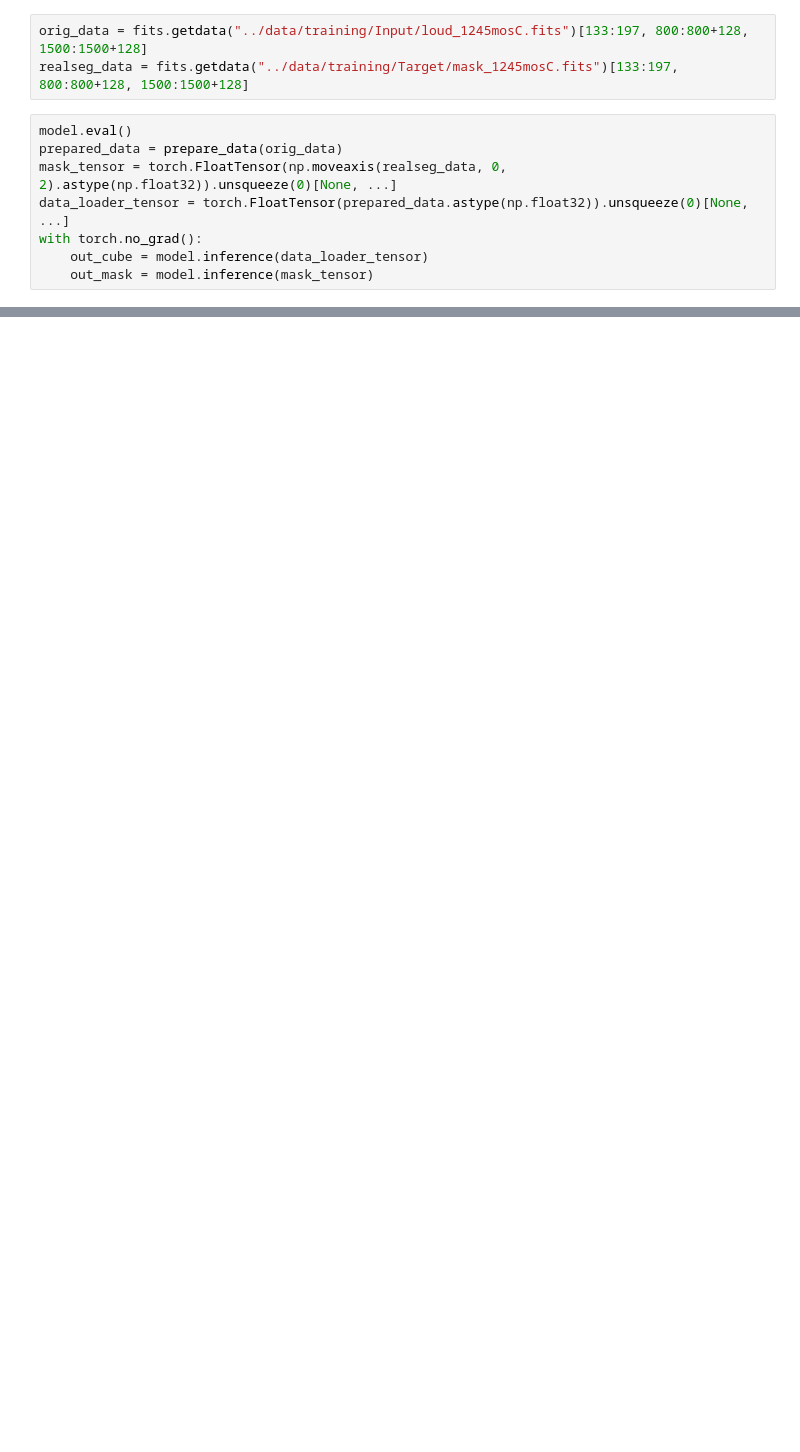
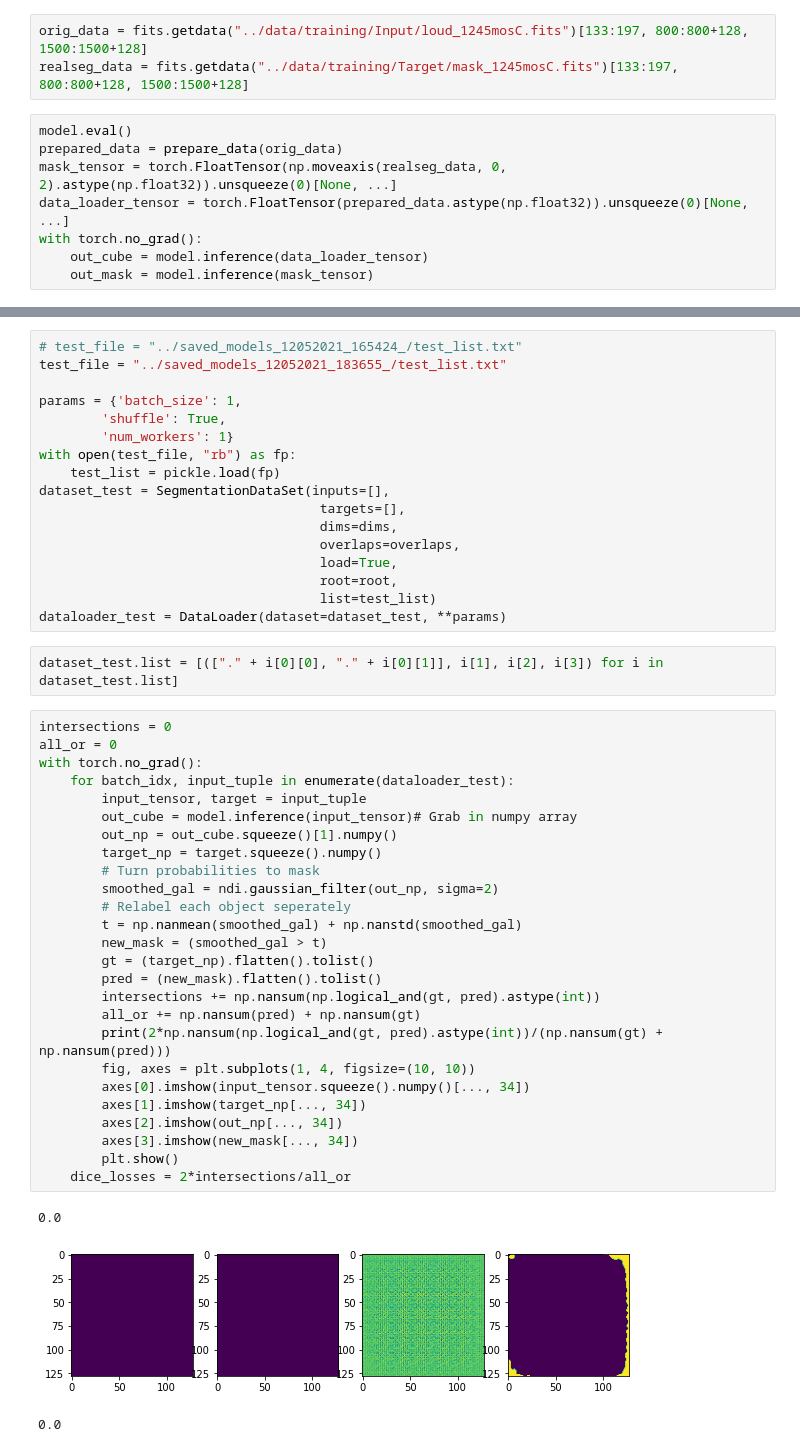
Before and after one commit to Jbarkai/HISourceFinder, a Jupyter notebook: notebooks/Inference.ipynb, the cells around one changed output, grey strips where cells are left out. Cells and saved outputs as stored; diff of their text form; blank space fills up the shorter version.

```diff
--- a/notebooks/Inference.ipynb
+++ b/notebooks/Inference.ipynb
@@ -190,0 +214,49 @@ fig.tight_layout()
+# %%
+# test_file = "../saved_models_12052021_165424_/test_list.txt"
+test_file = "../saved_models_12052021_183655_/test_list.txt"
+
+params = {'batch_size': 1,
+        'shuffle': True,
+        'num_workers': 1}
+with open(test_file, "rb") as fp:
+    test_list = pickle.load(fp)
+dataset_test = SegmentationDataSet(inputs=[],
+                                    targets=[],
+                                    dims=dims,
+                                    overlaps=overlaps,
+                                    load=True,
+                                    root=root,
+                                    list=test_list)
+dataloader_test = DataLoader(dataset=dataset_test, **params)
+# %%
+dataset_test.list = [(["." + i[0][0], "." + i[0][1]], i[1], i[2], i[3]) for i in dataset_test.list]
+# %%
+intersections = 0
+all_or = 0
+with torch.no_grad():
+    for batch_idx, input_tuple in enumerate(dataloader_test):
+        input_tensor, target = input_tuple
+        out_cube = model.inference(input_tensor)# Grab in numpy array
+        out_np = out_cube.squeeze()[1].numpy()
+        target_np = target.squeeze().numpy()
+        # Turn probabilities to mask
+        smoothed_gal = ndi.gaussian_filter(out_np, sigma=2)
+        # Relabel each object seperately
+        t = np.nanmean(smoothed_gal) + np.nanstd(smoothed_gal)
+        new_mask = (smoothed_gal > t)
+        gt = (target_np).flatten().tolist()
+        pred = (new_mask).flatten().tolist()
+        intersections += np.nansum(np.logical_and(gt, pred).astype(int))
+        all_or += np.nansum(pred) + np.nansum(gt)
+        print(2*np.nansum(np.logical_and(gt, pred).astype(int))/(np.nansum(gt) + np.nansum(pred)))
+        fig, axes = plt.subplots(1, 4, figsize=(10, 10))
+        axes[0].imshow(input_tensor.squeeze().numpy()[..., 34])
+        axes[1].imshow(target_np[..., 34])
+        axes[2].imshow(out_np[..., 34])
+        axes[3].imshow(new_mask[..., 34])
+        plt.show()
+    dice_losses = 2*intersections/all_or
+# %% [output]
+0.0
+[figure, added]
+0.0
```
Also changed, not shown: parts of 29 cells of this notebook, 8 other files.
